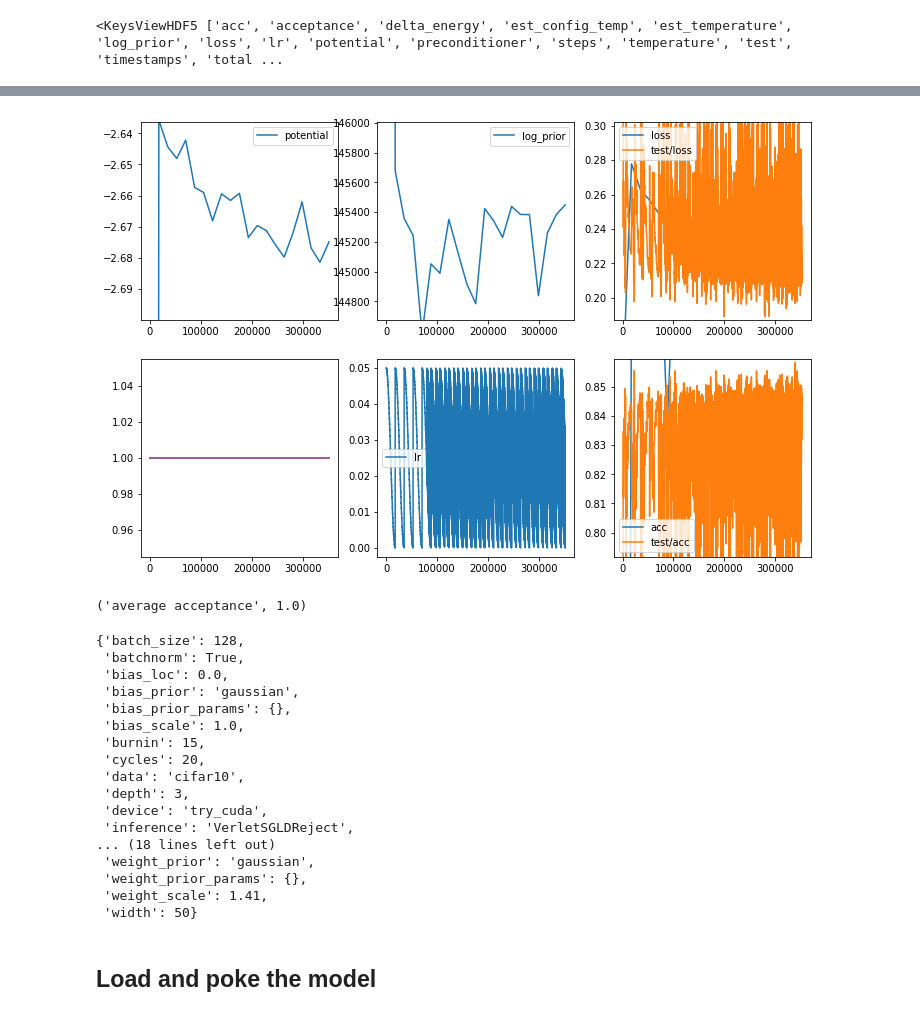
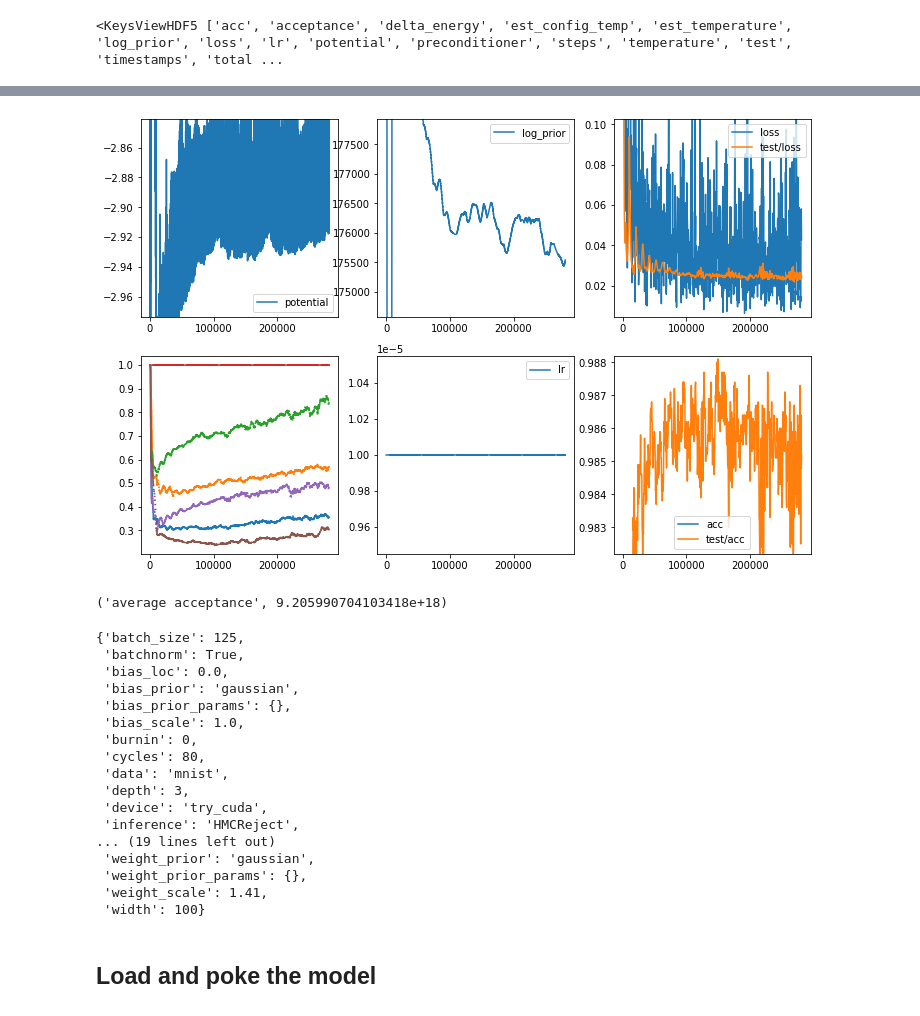
Before and after one commit to ratschlab/bnn_priors, a Jupyter notebook: experiments/3.3_Plot_interactive_metrics.ipynb, the cells around one changed output, grey strips where cells are left out. Cells and saved outputs as stored; diff of their text form; code cells hidden in the pictures.

```diff
--- a/experiments/3.3_Plot_interactive_metrics.ipynb
+++ b/experiments/3.3_Plot_interactive_metrics.ipynb
@@ -20,3 +18,8 @@ log_dir = Path("/scratches/huygens/ag919/BNN-priors/logs/114")
+# %%
+# 14: full-batch HMC, fairly good acceptance probability
+# 4: SG-HMC, crap acceptance probability
+
+log_dir = Path("/scratches/huygens/ag919/BNN-priors/logs/mnist_v3/34") # was 4
 # %% [markdown]
 ## Create model class
 
@@ -94,47 +125,49 @@ plot.metric(axes[1], metrics, "delta_energy")
 # %%
 fig, axes = plt.subplots(2, 3, figsize=(12, 8))
+
+mask = slice(None)
 
 plot.metric(axes[0, 0], metrics, 'potential', iqr_ylim=2., mask=mask)
 plot.metric(axes[0, 1], metrics, 'log_prior', iqr_ylim=2., mask=mask)
 
 test_mask = ~np.isnan(metrics["test/loss"])
 
-plot.metric(axes[0, 2], metrics, 'loss', mask=mask, iqr_ylim=2.)
-plot.metric(axes[0, 2], metrics, 'test/loss', mask=test_mask, iqr_ylim=2.)
+plot.metric(axes[0, 2], metrics, 'loss', mask=slice(0, None, 40), iqr_ylim=2.)
+plot.metric(axes[0, 2], metrics, 'test/loss', mask=test_mask)
 
 for k in metrics["preconditioner"].keys():
     plot.metric(axes[1, 0], metrics, "preconditioner/"+k, mask=mask, legend=False)
 
 plot.metric(axes[1, 1], metrics, 'lr')
 
-plot.metric(axes[1, 2], metrics, 'acc', mask=mask, iqr_ylim=2.)
+plot.metric(axes[1, 2], metrics, 'acc', mask=mask, iqr_ylim=2., ewma_alpha=0.9)
 plot.metric(axes[1, 2], metrics, 'test/acc', mask=test_mask, iqr_ylim=2.)
 # %% [output]
-[figure, old version]
+[figure, new version]
 # %%
 "average acceptance", 1-np.mean(metrics["acceptance/rejected"][mask])
 # %% [output]
-('average acceptance', 1.0)
+('average acceptance', 9.205990704103418e+18)
 # %%
 config
 # %% [output]
-{'batch_size': 128,
+{'batch_size': 125,
  'batchnorm': True,
  'bias_loc': 0.0,
  'bias_prior': 'gaussian',
  'bias_prior_params': {},
  'bias_scale': 1.0,
- 'burnin': 15,
- 'cycles': 20,
- 'data': 'cifar10',
+ 'burnin': 0,
+ 'cycles': 80,
+ 'data': 'mnist',
  'depth': 3,
  'device': 'try_cuda',
- 'inference': 'VerletSGLDReject',
-... (18 lines left out)
+ 'inference': 'HMCReject',
+... (19 lines left out)
  'weight_prior': 'gaussian',
  'weight_prior_params': {},
  'weight_scale': 1.41,
- 'width': 50}
+ 'width': 100}
 # %%
 mcmc_burnin = 0
 
```
Also changed, not shown: parts of 8 cells of this notebook, 1 other file.
